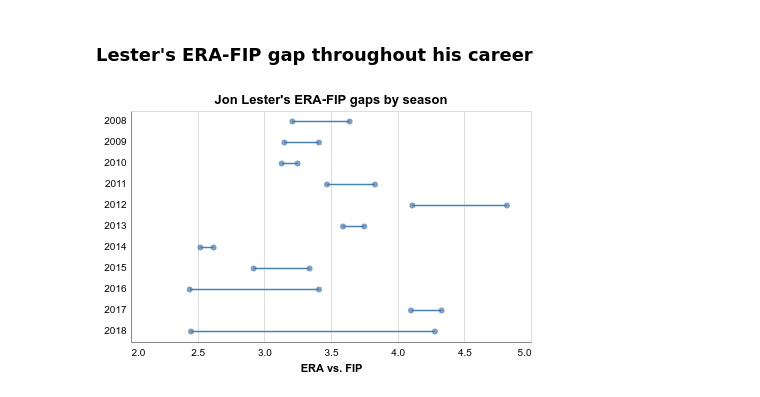
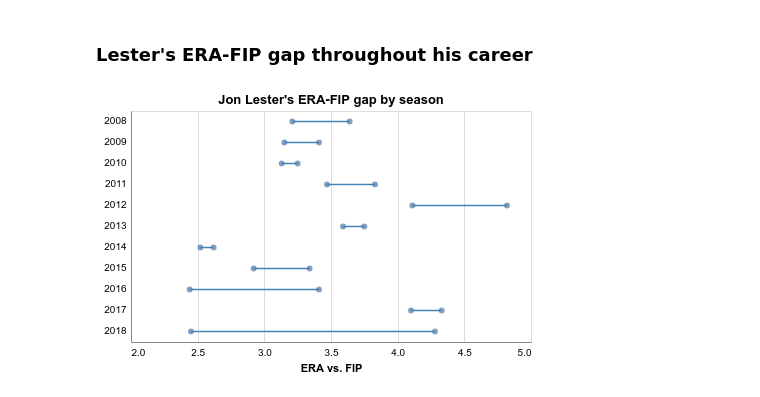
Before and after one commit to palewire/baseball-notebooks, a Jupyter notebook: lester.ipynb, the cells around one changed output. Saved outputs shown, nothing was run; the diff lists cells and outputs as text; code cells hidden in the pictures.

```diff
--- a/lester.ipynb
+++ b/lester.ipynb
@@ -198,36 +198,36 @@ bars + point1 + point2
 # %% [markdown]
 ### Lester's ERA-FIP gap throughout his career
 # %%
-base = alt.Chart(era_df, title="Jon Lester's ERA-FIP gaps by season").transform_filter(
+base = alt.Chart(era_df, title="Jon Lester's ERA-FIP gap by season").transform_filter(
     alt.datum.name_common == 'Jon Lester'
 )
 
 gap = base.mark_rule(strokeWidth=1.5, color='steelblue').encode(
     x=alt.X(
         "earned_run_avg:Q",
         axis=alt.Axis(title="ERA vs. FIP", tickSize=0, labelPadding=5, tickCount=5),
         scale=alt.Scale(domain=[2, 5])
     ),
     x2=alt.X("fip:Q"),
     y=alt.Y(
         "year_ID:O",
         axis=alt.Axis(title=None, tickSize=0, labelPadding=5),
     ),
 )
 
 era = base.mark_point(filled=True, size=35).encode(
     x=alt.X("earned_run_avg:Q"),
     y=alt.Y("year_ID:O"),
     tooltip=["earned_run_avg"],
 )
 
 fip = base.mark_point(filled=True, size=35).encode(
     x=alt.X("fip:Q"),
     y=alt.Y("year_ID:O"),
     tooltip=["fip"]
 )
 
 
 gap + era + fip
 # %% [output]
-[figure, old version]
+[figure, new version]
```
Also changed, not shown: parts of 1 cell of this notebook.
